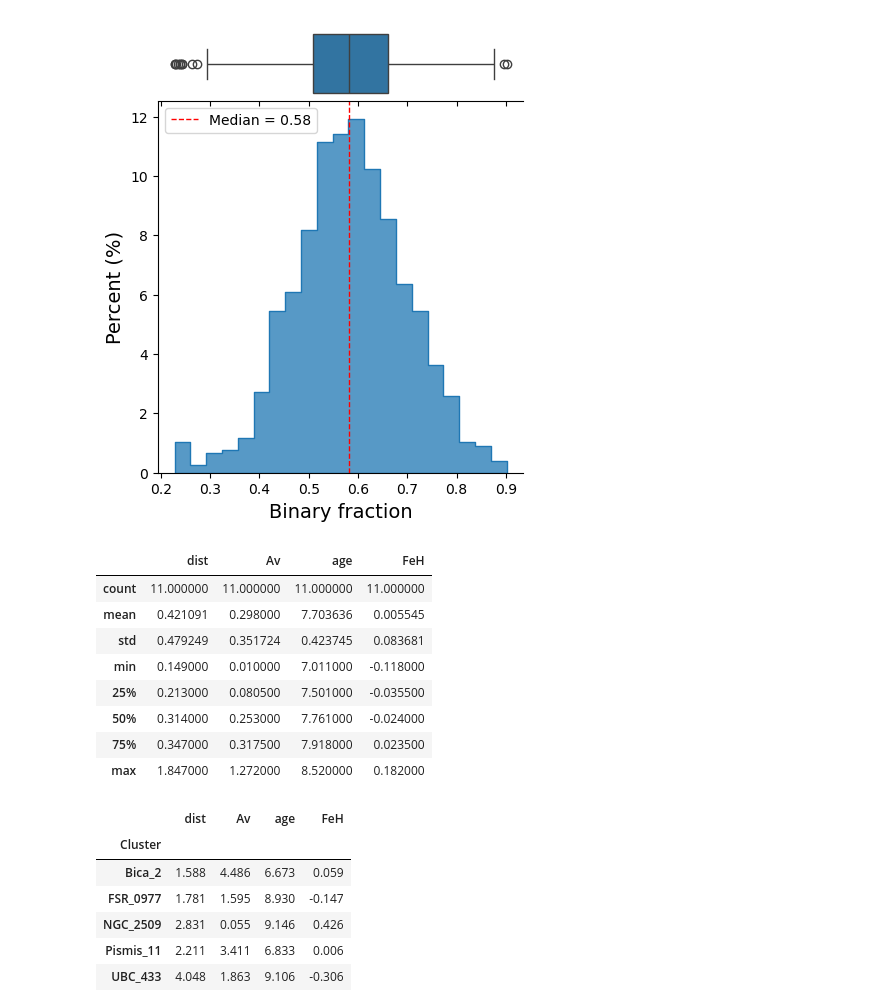
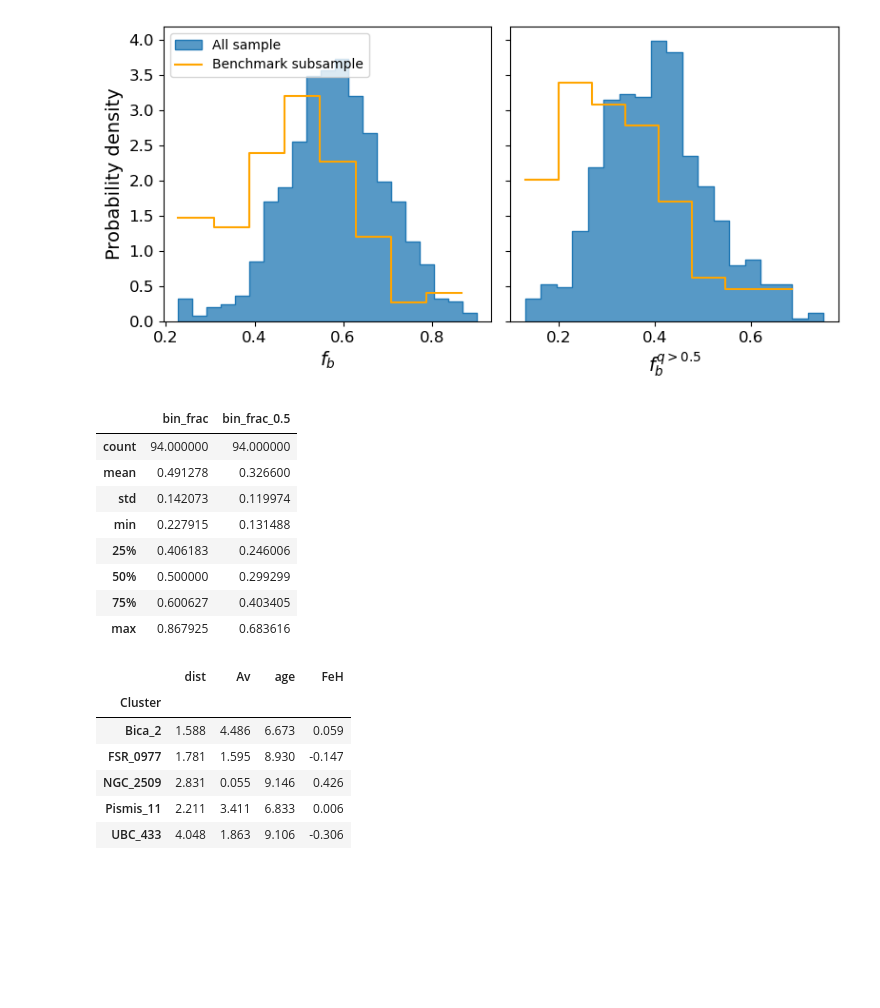
Before and after one commit to RuanPH26/stellar_multiplicity_in_open_clusters, a Jupyter notebook: data_description.ipynb, the cells around one changed output. Saved outputs shown, nothing was run; the diff lists cells and outputs as text; code cells hidden in the pictures; blank space fills up the shorter version.

```diff
--- a/data_description.ipynb
+++ b/data_description.ipynb
@@ -57,30 +57,48 @@ n_members    94.0  366.89  263.19  68.00  187.00  315.50  481.25  1548.00
 bin_frac     94.0    0.49    0.14   0.23    0.41    0.50    0.60     0.87
 e_bin_frac   94.0    0.15    0.08   0.03    0.10    0.14    0.18     0.39
 # %%
-g = sns.JointGrid(height=5, space=0, ratio=5, marginal_ticks=False)
-sns.boxplot(x=df['bin_frac'], ax=g.ax_marg_x,)
-sns.histplot(x=df['bin_frac'], element='step', stat='percent', ax=g.ax_joint)
-g.ax_joint.axvline(x=df['bin_frac'].median(), ls='--', c='r',lw=1, label=f'Median = {df['bin_frac'].median():.2f}')
+fig, axs = plt.subplots(1,2, figsize=(8,4), sharey=True)
 
-g.ax_joint.set_xlabel('Binary fraction', fontdict=font)
-g.ax_joint.set_ylabel('Percent (%)', fontdict=font)
-g.ax_joint.legend(loc='upper left')
-g.ax_marg_y.set_visible(False)
+sns.histplot(data=df, x='bin_frac', element='step', stat='density', ax=axs[0], label='All sample')
+sns.histplot(data=benchmark_subsample, x='bin_frac', element='step', stat='density', fill=False, ax=axs[0], color='orange',
+            label='Benchmark subsample')
+
+med_df = df.bin_frac.median()
+med_bench = benchmark_subsample.bin_frac.median()
+
+
+
+sns.histplot(data=df, x='bin_frac_0.5', element='step', stat='density',ax=axs[1],  legend=False)
+sns.histplot(data=benchmark_subsample, x='bin_frac_0.5', element='step', stat='density', fill=False, ax=axs[1], color='orange', legend=False)
+
+
+
+axs[0].tick_params(labelsize=labelsize)
+axs[1].tick_params(labelsize=labelsize)
+axs[0].set_xlabel(r'$f_b$', fontdict=font)
+axs[0].set_ylabel('Probability density', fontdict=font)
+axs[1].set_xlabel(r'$f_b^{q>0.5}$', fontdict=font)
+
+
+axs[0].legend(loc = 'upper left')
+
+plt.tight_layout()
+plt.savefig('Figures/dist_fb.png',bbox_inches='tight', dpi=300)
 plt.show()
 # %% [output]
-[figure, old version]
+[figure, new version]
 # %%
-df[df['bin_frac']<0.3][['dist', 'Av','age','FeH',]].describe()
+benchmark_subsample[['bin_frac','bin_frac_0.5']].describe()
 # %% [output]
-|  | dist | Av | age | FeH |
-| count | 11.000000 | 11.000000 | 11.000000 | 11.000000 |
-| mean | 0.421091 | 0.298000 | 7.703636 | 0.005545 |
-| std | 0.479249 | 0.351724 | 0.423745 | 0.083681 |
-| min | 0.149000 | 0.010000 | 7.011000 | -0.118000 |
-| 25% | 0.213000 | 0.080500 | 7.501000 | -0.035500 |
-| 50% | 0.314000 | 0.253000 | 7.761000 | -0.024000 |
-| 75% | 0.347000 | 0.317500 | 7.918000 | 0.023500 |
-| max | 1.847000 | 1.272000 | 8.520000 | 0.182000 |
+|  | bin_frac | bin_frac_0.5 |
+| count | 94.000000 | 94.000000 |
+| mean | 0.491278 | 0.326600 |
+| std | 0.142073 | 0.119974 |
+| min | 0.227915 | 0.131488 |
+| 25% | 0.406183 | 0.246006 |
+| 50% | 0.500000 | 0.299299 |
+| 75% | 0.600627 | 0.403405 |
+| max | 0.867925 | 0.683616 |
 # %%
 df[df['bin_frac']>0.85][['dist', 'Av','age','FeH',]]
 # %% [output]
```
Also changed, not shown: parts of 6 cells of this notebook, 15 other files.
